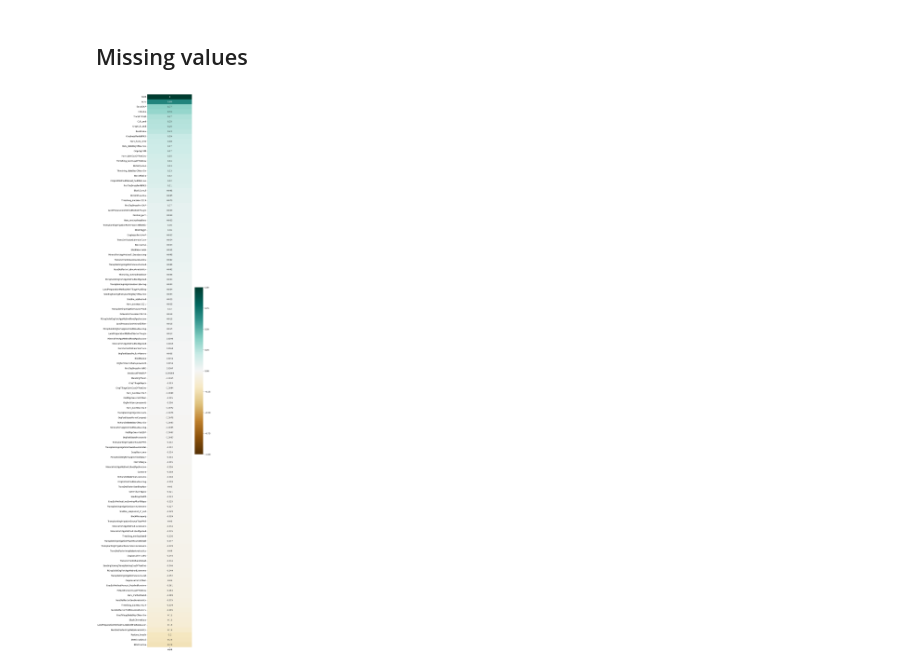
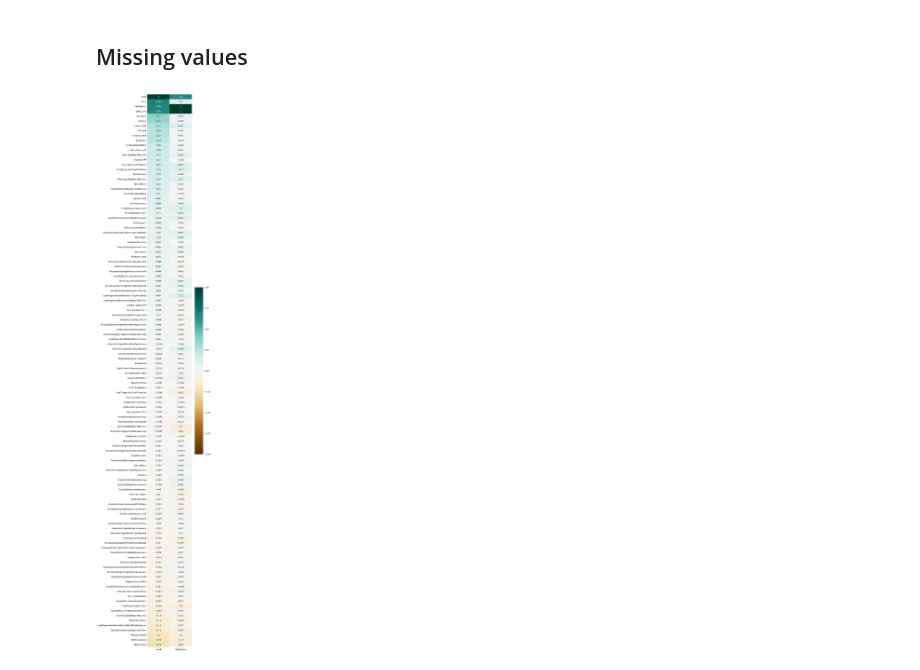
Before and after one commit to association-rosia/crop-yield-estimate, a Jupyter notebook: notebooks/1.0-lre-data-pre-processing.ipynb, the cells around one changed output. Drawn from its saved outputs; the diff is of its cells as text; code cells hidden in the pictures.

```diff
--- a/notebooks/1.0-lre-data-pre-processing.ipynb
+++ b/notebooks/1.0-lre-data-pre-processing.ipynb
@@ -216,9 +216,13 @@ for col in df.columns:
     if num_unique_values == 1:
         df = df.drop(columns=[col])
         unique_value_cols.append(col)
+# %%
+plt.figure(figsize=(5, 50))
+df['yield_acre'] = df['Yield'] / df['Acre']
+heatmap = sns.heatmap(df.corr()[['yield_acre']].sort_values(by='yield_acre', ascending=False), vmin=-1, vmax=1, annot=True, cmap='BrBG')
 # %%
 plt.figure(figsize=(5, 50))
-heatmap = sns.heatmap(df.corr()[['Yield']].sort_values(by='Yield', ascending=False), vmin=-1, vmax=1, annot=True, cmap='BrBG')
-plt.savefig('seaborn_plot.png')
+df['YieldByAcre'] = df['Yield'] / df['Acre']
+heatmap = sns.heatmap(df.corr()[['Yield', 'YieldByAcre']].sort_values(by='Yield', ascending=False), vmin=-1, vmax=1, annot=True, cmap='BrBG')
 # %% [output]
-[figure, old version]
+[figure, new version]
```
Also changed, not shown: 1 other file.
